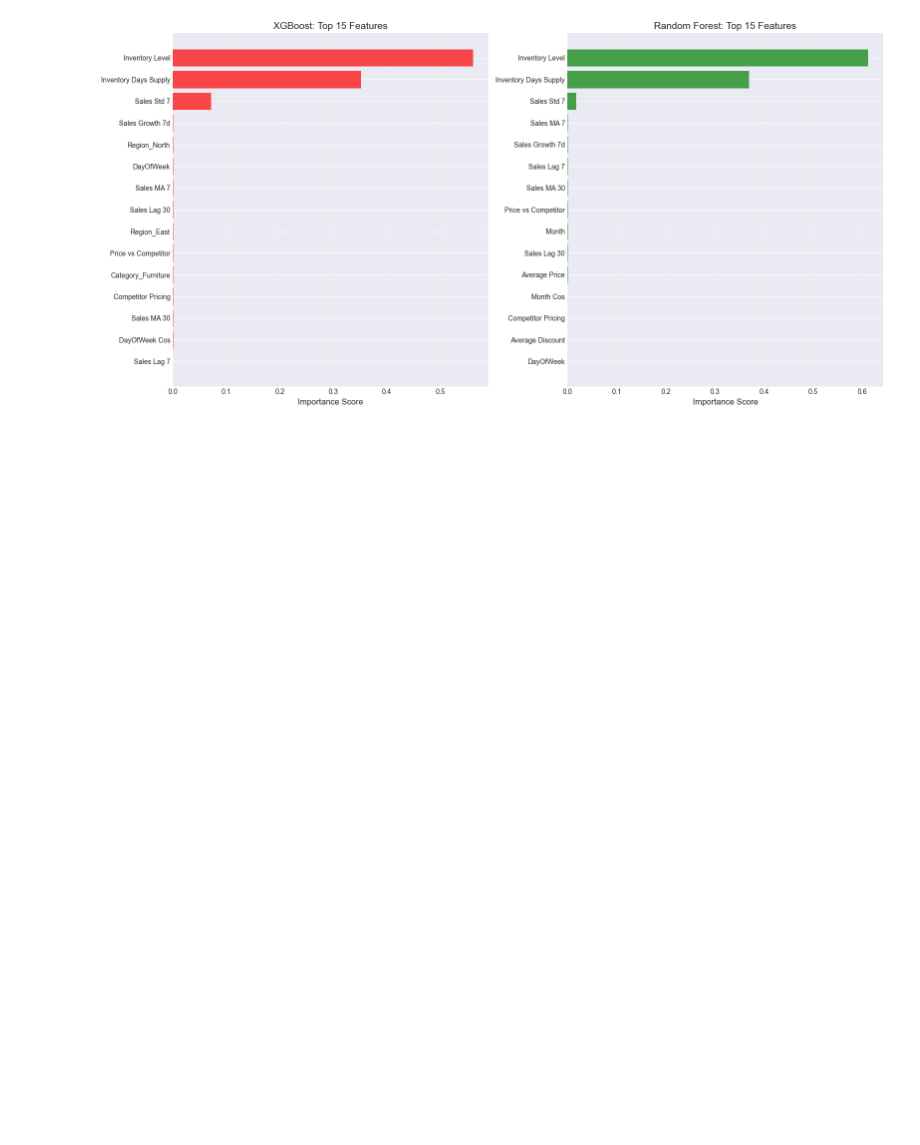
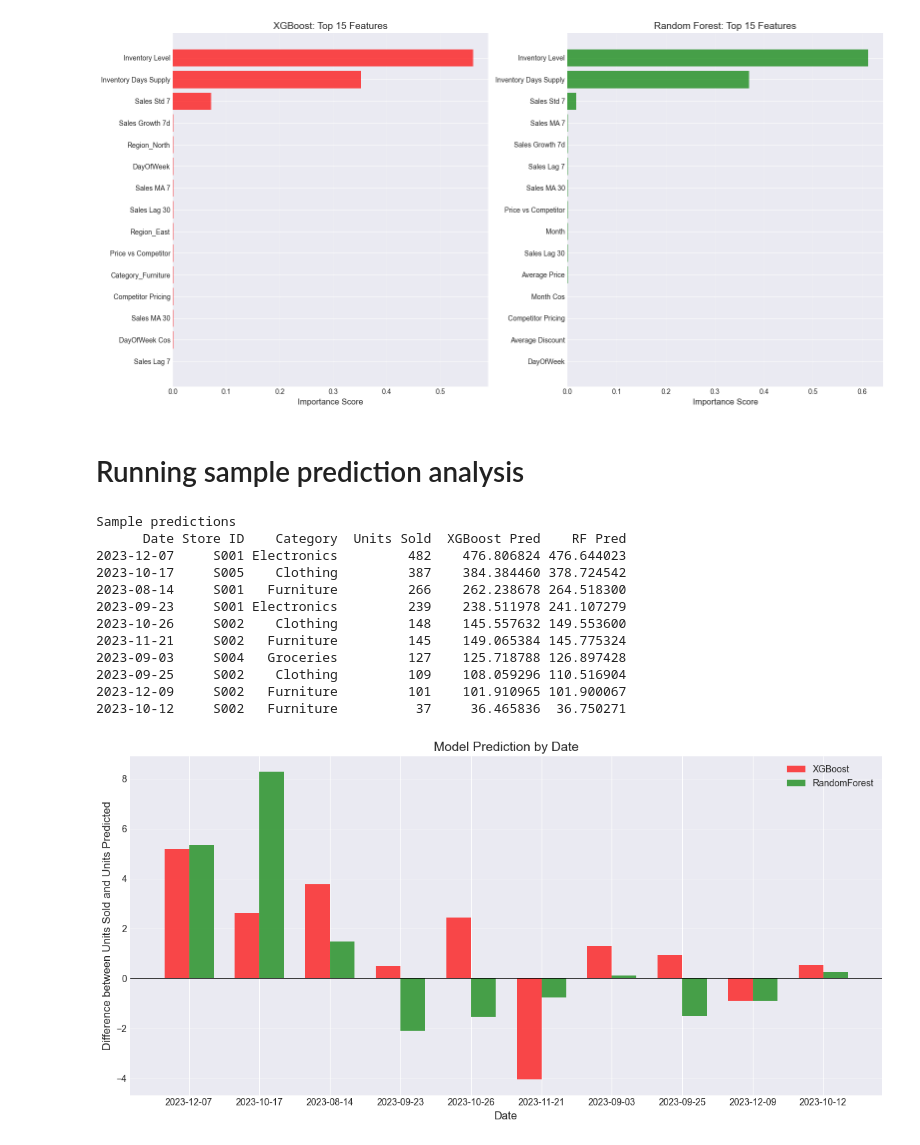
Before and after one commit to ElliottYankee/Retail-Sales-Forecasting-Pipeline, a Jupyter notebook: notebooks/model_comparison.ipynb, the cells around one changed output. Saved outputs shown, nothing was run; the diff lists cells and outputs as text; code cells hidden in the pictures; blank space fills up the shorter version.

Commit message:
Performed model prediction analysis by date and graphed results

```diff
--- a/notebooks/model_comparison.ipynb
+++ b/notebooks/model_comparison.ipynb
@@ -337,3 +337,43 @@ Inventory Days Supply            0.351773
      Average Discount       0.000013
             DayOfWeek       0.000011
 [figure]
+# %% [markdown]
+# Running sample prediction analysis
+# %%
+sample_results = results.sample(10, random_state=1).sort_values('Units Sold', ascending=False)
+print("Sample predictions")
+print(sample_results[['Date', 'Store ID', 'Category', 'Units Sold',
+                      'XGBoost Pred', 'RF Pred']].to_string(index=False))
+
+fig, ax = plt.subplots(figsize=(12, 6))
+x = np.arange(len(sample_results))
+width = 0.35
+
+ax.bar(x - width/2, sample_results['Units Sold'] - sample_results['XGBoost Pred'], width, label='XGBoost', color='red', alpha=0.7)
+ax.bar(x + width/2, sample_results['Units Sold'] - sample_results['RF Pred'], width, label='RandomForest', color='green', alpha=0.7)
+
+ax.set_xlabel('Date', fontsize=12)
+ax.set_ylabel('Difference between Units Sold and Units Predicted', fontsize=12)
+ax.set_title('Model Prediction by Date', fontsize=14)
+ax.add_line(plt.axhline(y=0, color='black', linestyle='-', linewidth=0.5, alpha=0.7))
+ax.set_xticks(x)
+ax.set_xticklabels(sample_results['Date'])
+ax.legend()
+ax.grid(True, alpha=0.3, axis='y')
+
+plt.tight_layout()
+plt.show()
+# %% [output]
+Sample predictions
+      Date Store ID    Category  Units Sold  XGBoost Pred    RF Pred
+2023-12-07     S001 Electronics         482    476.806824 476.644023
+2023-10-17     S005    Clothing         387    384.384460 378.724542
+2023-08-14     S001   Furniture         266    262.238678 264.518300
+2023-09-23     S001 Electronics         239    238.511978 241.107279
+2023-10-26     S002    Clothing         148    145.557632 149.553600
+2023-11-21     S002   Furniture         145    149.065384 145.775324
+2023-09-03     S004   Groceries         127    125.718788 126.897428
+2023-09-25     S002    Clothing         109    108.059296 110.516904
+2023-12-09     S002   Furniture         101    101.910965 101.900067
+2023-10-12     S002   Furniture          37     36.465836  36.750271
+[figure, added]
```
